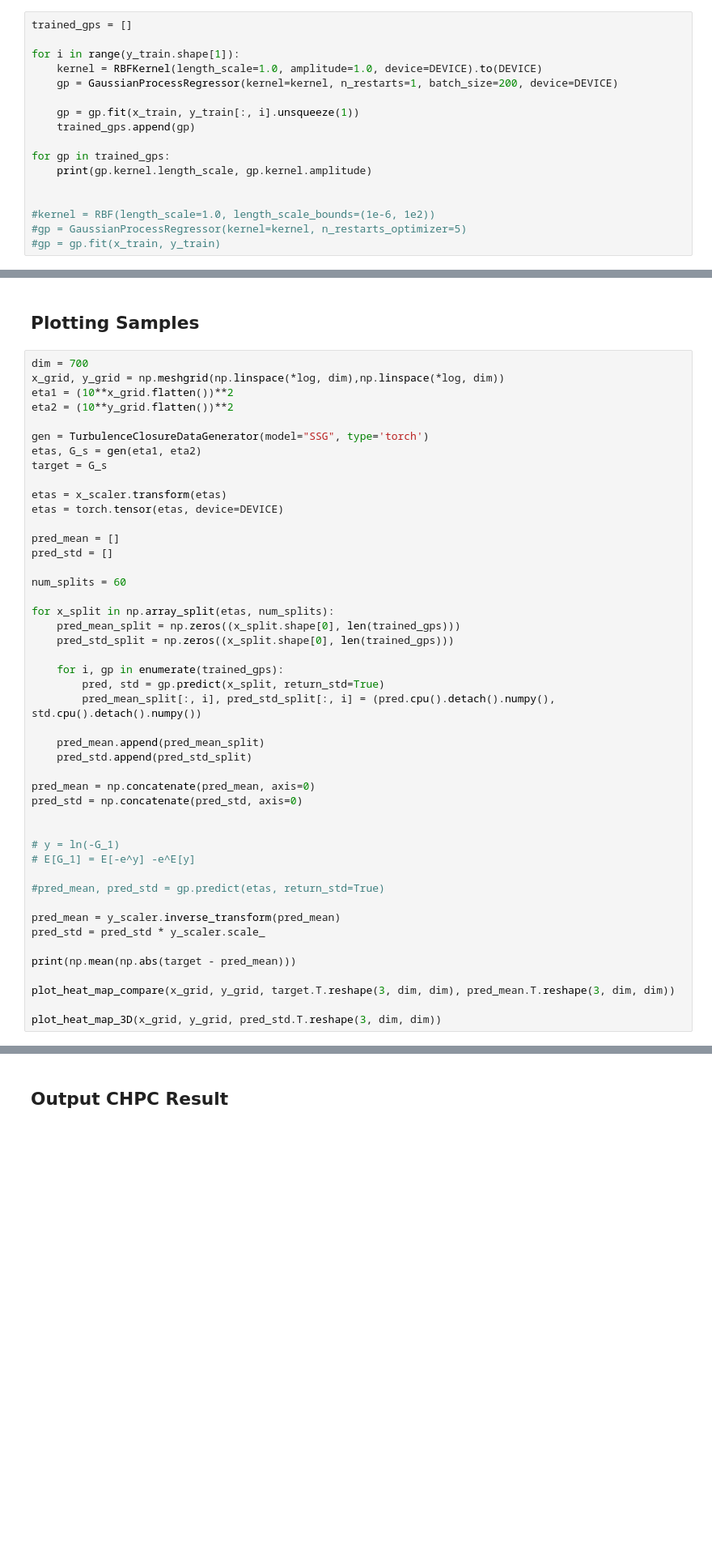
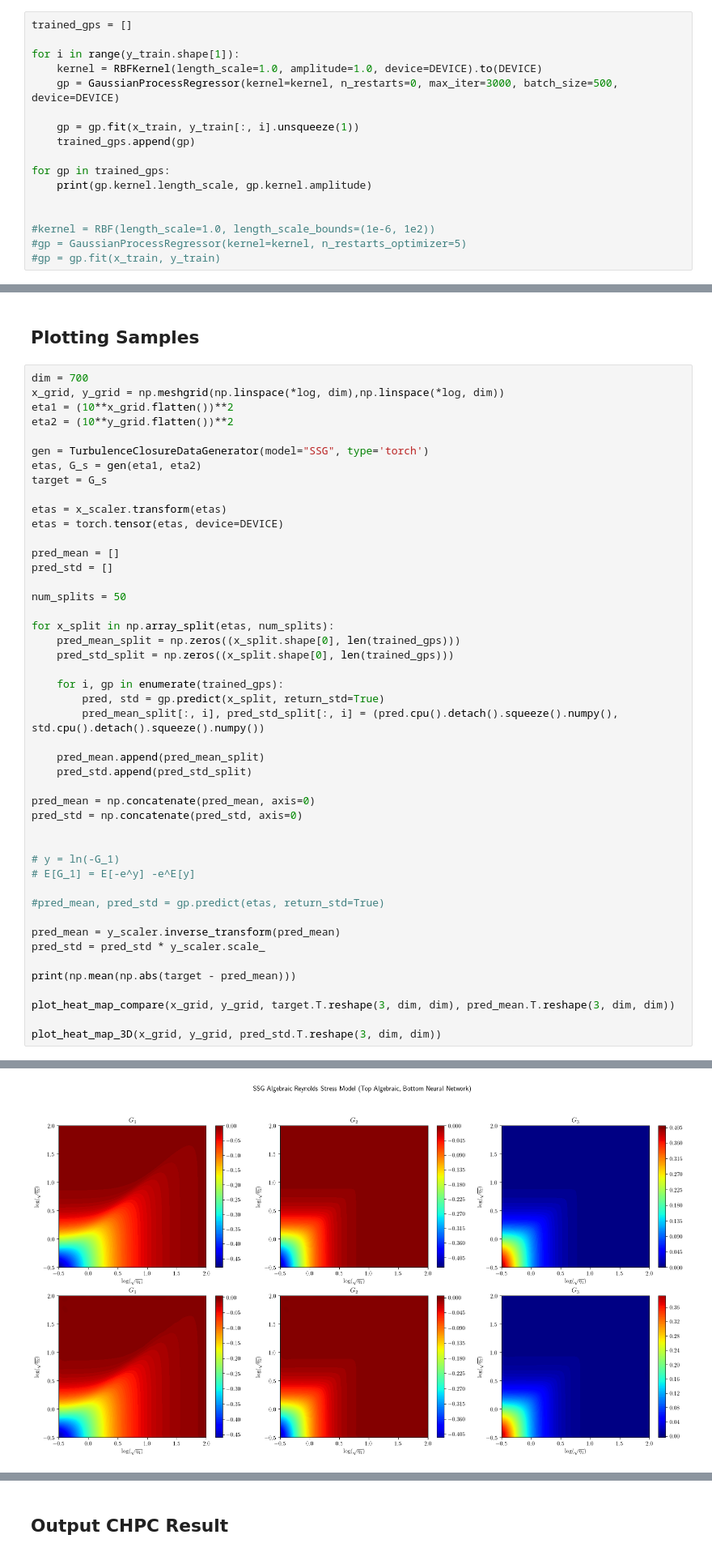
Before and after one commit to Crashprn/UncertaintyQuantification, a Jupyter notebook: GaussianProcess.ipynb, the cells around one changed output, grey strips where cells are left out. Shown at 81% size. Drawn from its saved outputs; the diff is of its cells as text; blank space fills up the shorter version.

Commit message:
Using numpyro to compare speed

```diff
--- a/GaussianProcess.ipynb
+++ b/GaussianProcess.ipynb
@@ -74,7 +74,7 @@ trained_gps = []
 
 for i in range(y_train.shape[1]):
     kernel = RBFKernel(length_scale=1.0, amplitude=1.0, device=DEVICE).to(DEVICE)
-    gp = GaussianProcessRegressor(kernel=kernel, n_restarts=1, batch_size=200, device=DEVICE)
+    gp = GaussianProcessRegressor(kernel=kernel, n_restarts=0, max_iter=3000, batch_size=500, device=DEVICE)
 
     gp = gp.fit(x_train, y_train[:, i].unsqueeze(1))
     trained_gps.append(gp)
@@ -123,7 +122,7 @@ etas = torch.tensor(etas, device=DEVICE)
 pred_mean = []
 pred_std = []
 
-num_splits = 60
+num_splits = 50
 
 for x_split in np.array_split(etas, num_splits):
     pred_mean_split = np.zeros((x_split.shape[0], len(trained_gps)))
@@ -131,7 +130,7 @@ for x_split in np.array_split(etas, num_splits):
 
     for i, gp in enumerate(trained_gps):
         pred, std = gp.predict(x_split, return_std=True)
-        pred_mean_split[:, i], pred_std_split[:, i] = (pred.cpu().detach().numpy(), std.cpu().detach().numpy())
+        pred_mean_split[:, i], pred_std_split[:, i] = (pred.cpu().detach().squeeze().numpy(), std.cpu().detach().squeeze().numpy())
 
     pred_mean.append(pred_mean_split)
     pred_std.append(pred_std_split)
@@ -157,0 +157 @@ OutOfMemoryError: CUDA out of memory. Tried to allocate 510.00 MiB. GPU 0 has a
+[figure, added]
```
Also changed, not shown: parts of 3 cells of this notebook, 2 other files.
